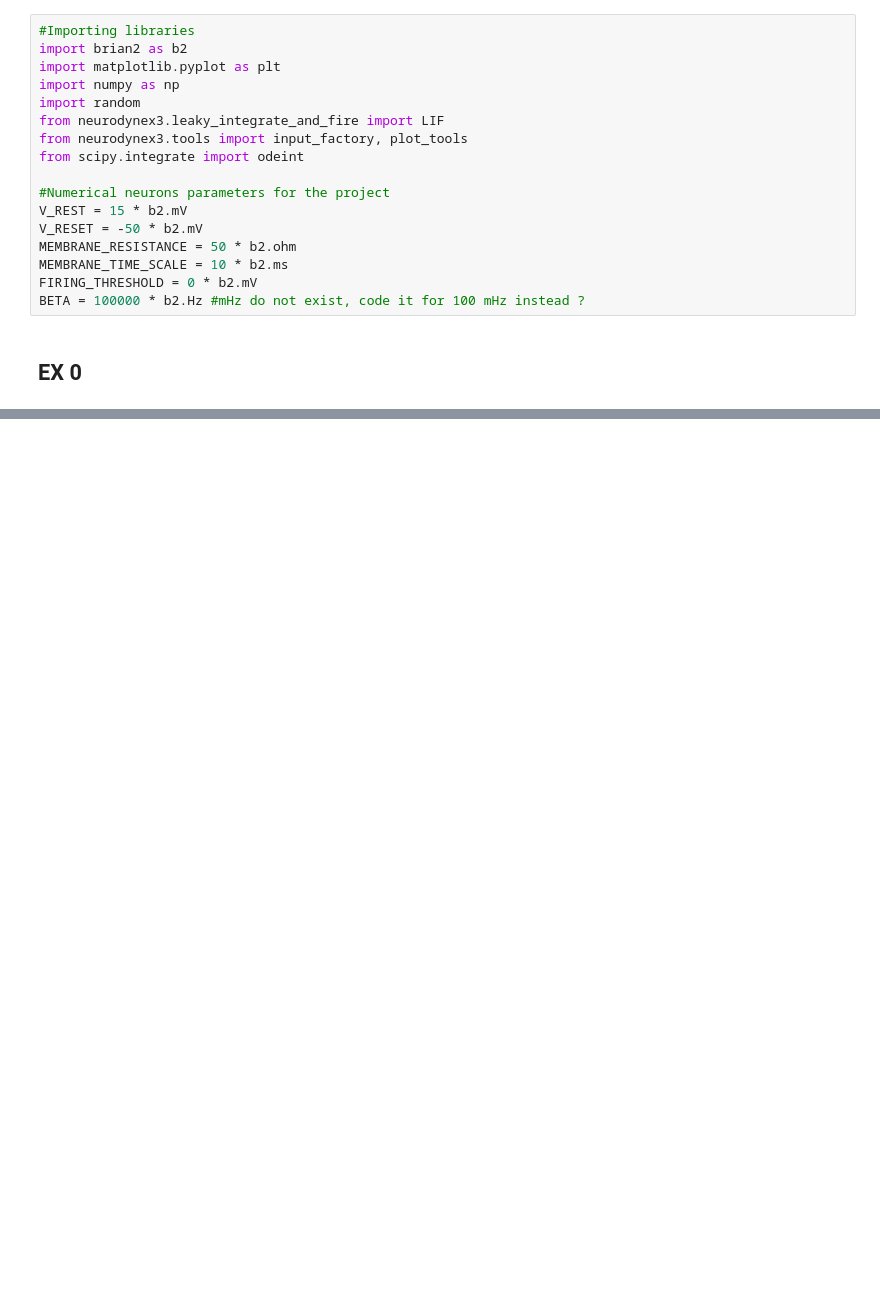
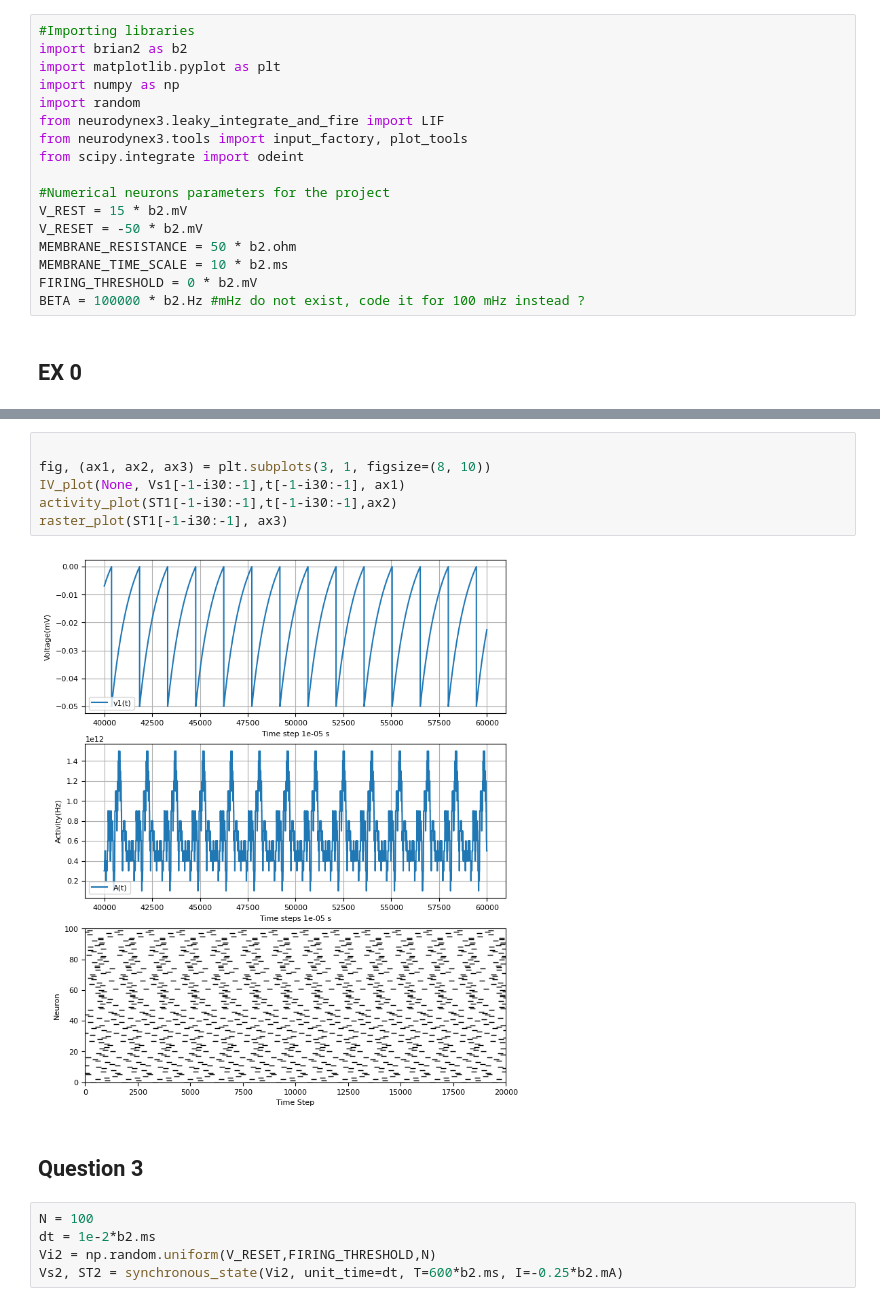
Before and after one commit to NicolasRR/SSHNeurons, a Jupyter notebook: Notebook.ipynb, the cells around one changed output, grey strips where cells are left out. Cells and saved outputs as stored; diff of their text form; blank space fills up the shorter version.

```diff
--- a/Notebook.ipynb
+++ b/Notebook.ipynb
@@ -74,0 +175,15 @@ plt.show()
+# %%
+
+fig, (ax1, ax2, ax3) = plt.subplots(3, 1, figsize=(8, 10))
+IV_plot(None, Vs1[-1-i30:-1],t[-1-i30:-1], ax1)
+activity_plot(ST1[-1-i30:-1],t[-1-i30:-1],ax2)
+raster_plot(ST1[-1-i30:-1], ax3)
+# %% [output]
+[figure, added]
+# %% [markdown]
+## Question 3
+# %%
+N = 100
+dt = 1e-2*b2.ms
+Vi2 = np.random.uniform(V_RESET,FIRING_THRESHOLD,N)
+Vs2, ST2 = synchronous_state(Vi2, unit_time=dt, T=600*b2.ms, I=-0.25*b2.mA)
```
Also changed, not shown: parts of 21 cells of this notebook.
